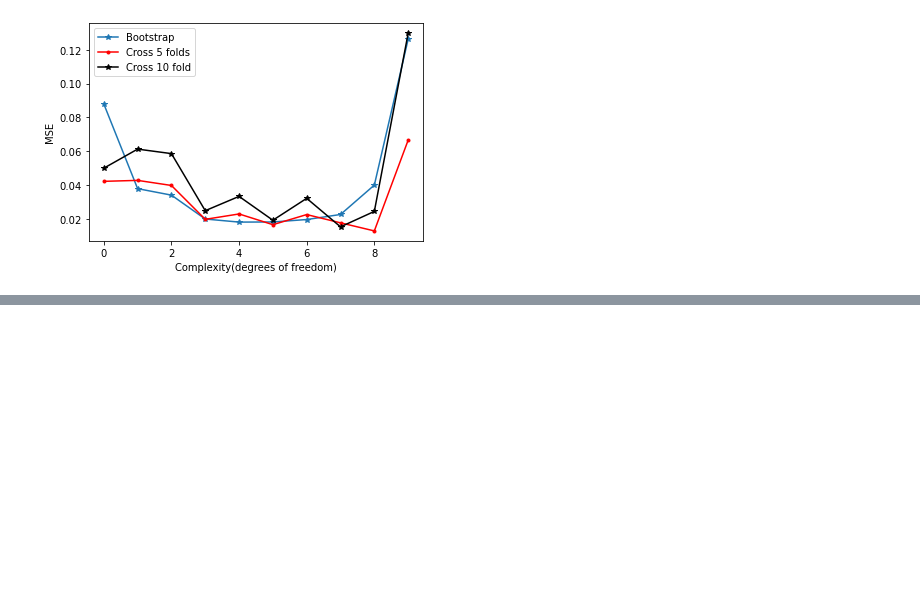
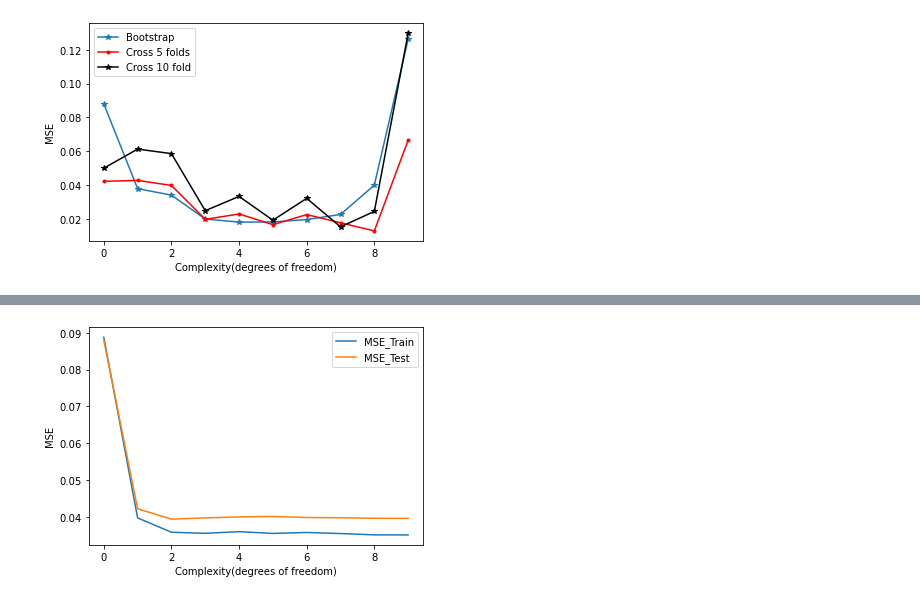
Before and after one commit to engyssimo/MLProjectNucphys, a Jupyter notebook: Project1/Hoa.ipynb, the cells around one changed output, grey strips where cells are left out. Cells and saved outputs as stored; diff of their text form; code cells hidden in the pictures; blank space fills up the shorter version.

```diff
--- a/Project1/Hoa.ipynb
+++ b/Project1/Hoa.ipynb
@@ -330,0 +408,10 @@ plt.show()
+# %%
+plt.figure()
+plt.plot(polydegree,MSE_boot[:,0],label='MSE_Train')
+plt.plot(polydegree,MSE_boot[:,1],label='MSE_Test')
+plt.xlabel('Complexity(degrees of freedom)')
+plt.ylabel('MSE')
+plt.legend()
+plt.show()
+# %% [output]
+[figure, added]
```
Also changed, not shown: parts of 18 cells of this notebook.
